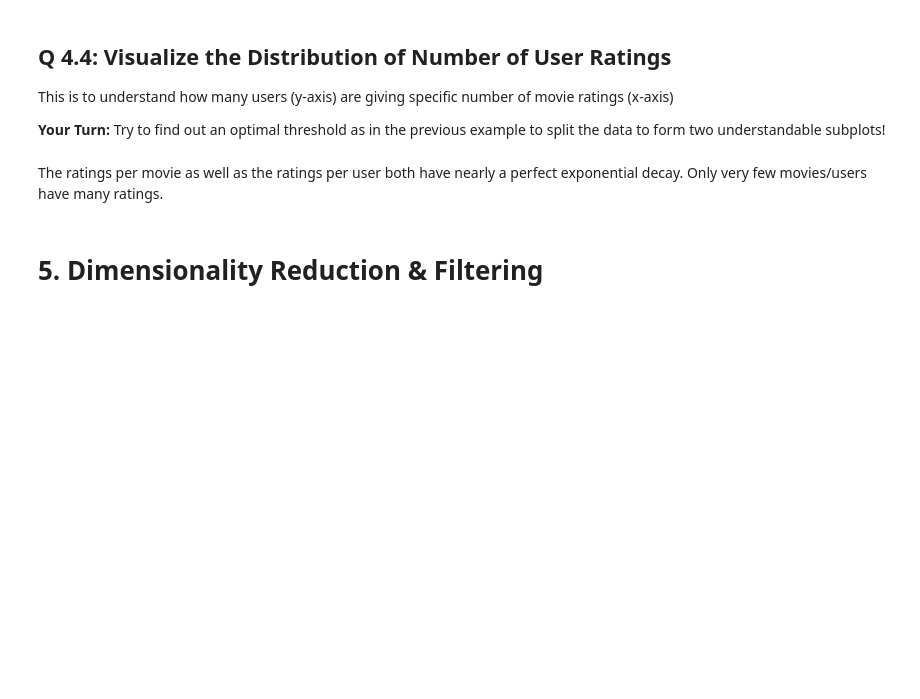
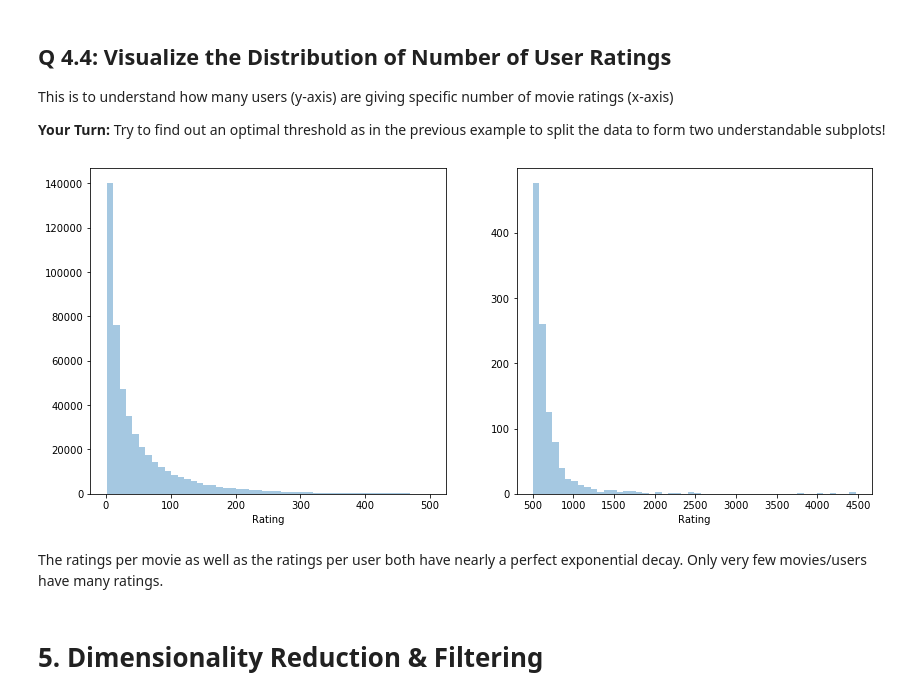
Before and after one commit to 3DBull/mec-mini-projects, a Jupyter notebook: mec-17.4.1-recommendation-systems-mini-project/Mini_Project_Recommendation_Systems.ipynb, the cells around one changed output. Saved outputs shown, nothing was run; the diff lists cells and outputs as text; code cells hidden in the pictures; blank space fills up the shorter version.

```diff
--- a/mec-17.4.1-recommendation-systems-mini-project/Mini_Project_Recommendation_Systems.ipynb
+++ b/mec-17.4.1-recommendation-systems-mini-project/Mini_Project_Recommendation_Systems.ipynb
@@ -251,6 +279,15 @@ sns.distplot(data[data  > 10000], kde=False, ax=ax[1]);
 This is to understand how many users (y-axis) are giving specific number of movie ratings (x-axis)
 
 __Your Turn:__ Try to find out an optimal threshold as in the previous example to split the data to form two understandable subplots!
+# %%
+fig, ax = plt.subplots(1, 2, figsize=(14, 6))
+
+thresh = 500
+data = df.groupby('User')['Rating'].count()
+sns.distplot(data[data < thresh], kde=False, ax=ax[0]);
+sns.distplot(data[data  > thresh], kde=False, ax=ax[1]);
+# %% [output]
+[figure, added]
 # %% [markdown]
 The ratings per movie as well as the ratings per user both have nearly a perfect exponential decay. Only very few movies/users have many ratings.
 # %% [markdown]
```
Also changed, not shown: parts of 8 cells of this notebook, 1 other file.
